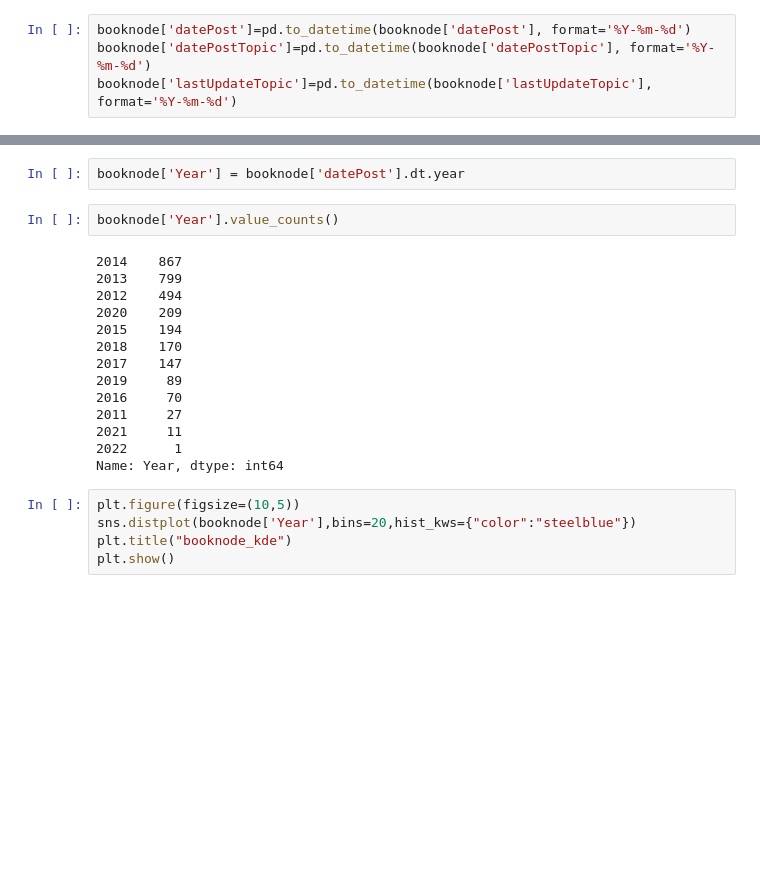
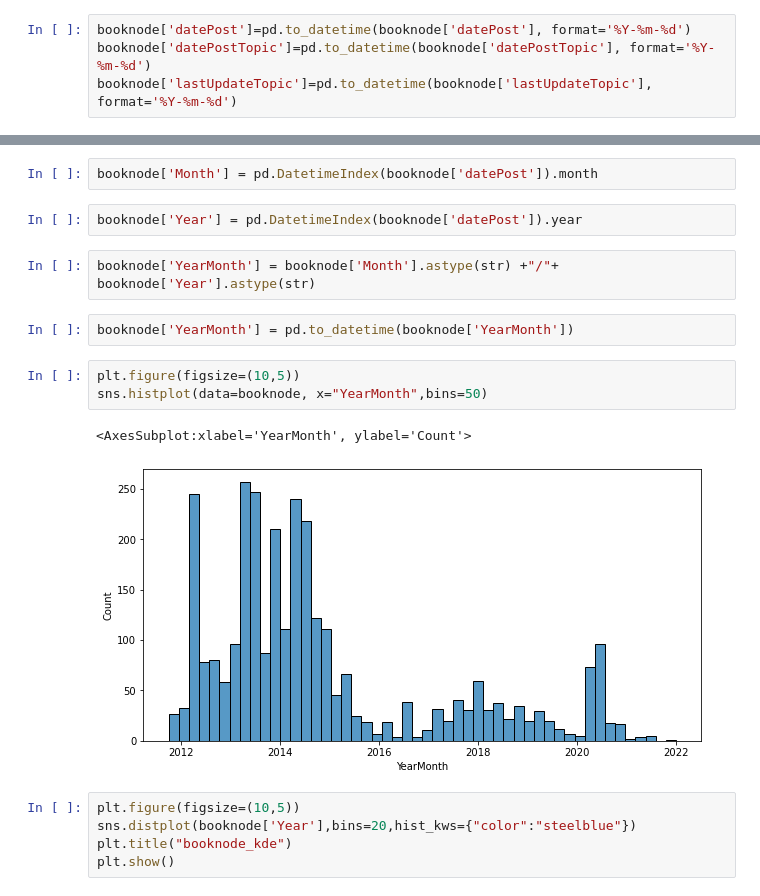
Before and after one commit to theovanrooij/projet_Cyperbunk, a Jupyter notebook: result/csv/clean.ipynb, the cells around one changed output, grey strips where cells are left out. Drawn from its saved outputs; the diff is of its cells as text; blank space fills up the shorter version.

```diff
--- a/result/csv/clean.ipynb
+++ b/result/csv/clean.ipynb
@@ -36,21 +81,17 @@ booknode['content']=booknode.apply(lambda x: x['content'].replace('\n','').repla
+# %%
+booknode['Month'] = pd.DatetimeIndex(booknode['datePost']).month
 # %%
-booknode['Year'] = booknode['datePost'].dt.year
+booknode['Year'] = pd.DatetimeIndex(booknode['datePost']).year
-# %%
-booknode['Year'].value_counts()
-# %% [output]
-2014    867
-2013    799
-2012    494
-2020    209
-2015    194
-2018    170
-2017    147
-2019     89
-2016     70
-2011     27
-2021     11
-2022      1
-Name: Year, dtype: int64
+# %%
+booknode['YearMonth'] = booknode['Month'].astype(str) +"/"+ booknode['Year'].astype(str)
+# %%
+booknode['YearMonth'] = pd.to_datetime(booknode['YearMonth'])
+# %%
+plt.figure(figsize=(10,5))
+sns.histplot(data=booknode, x="YearMonth",bins=50)
+# %% [output]
+<AxesSubplot:xlabel='YearMonth', ylabel='Count'>
+[figure, added]
 # %%
 plt.figure(figsize=(10,5))
 sns.distplot(booknode['Year'],bins=20,hist_kws={"color":"steelblue"})
```
Also changed, not shown: parts of 5 cells of this notebook, 15 other files.
